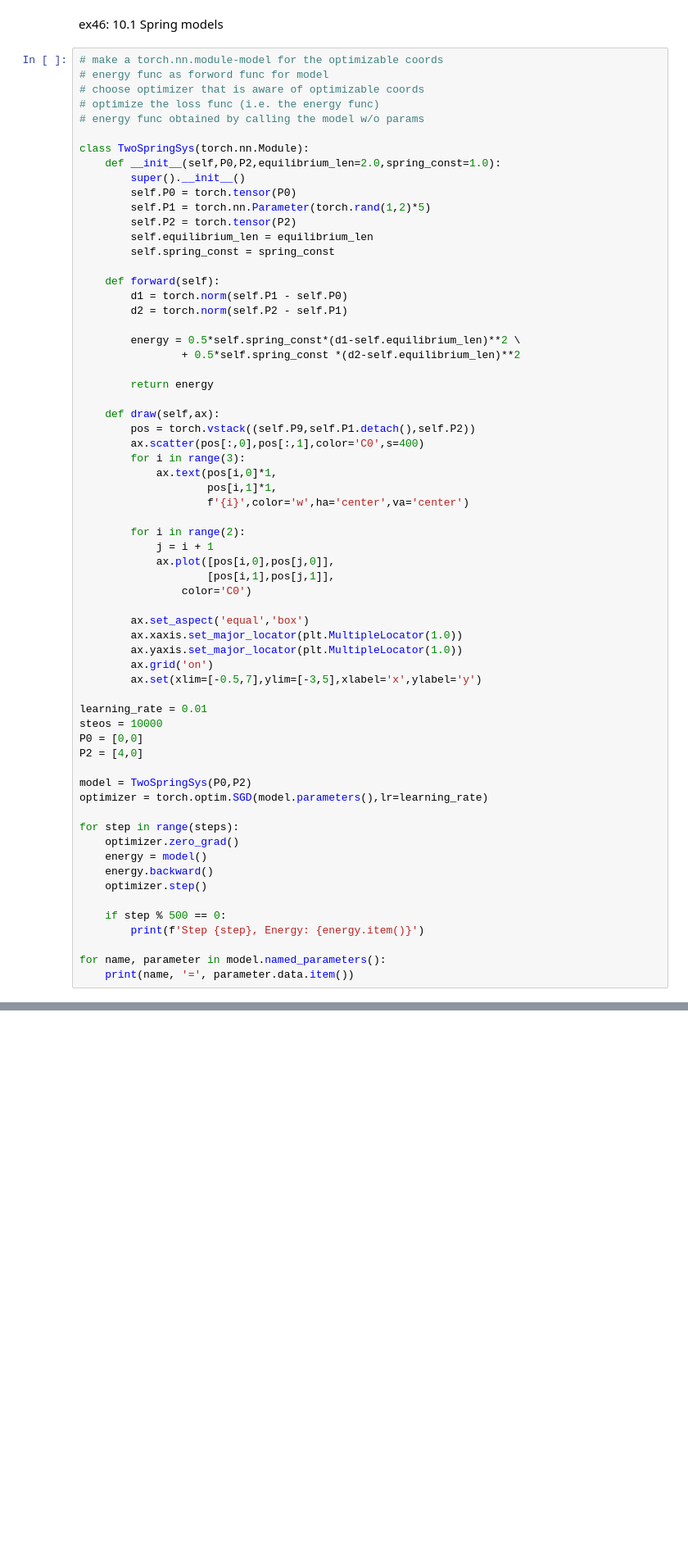
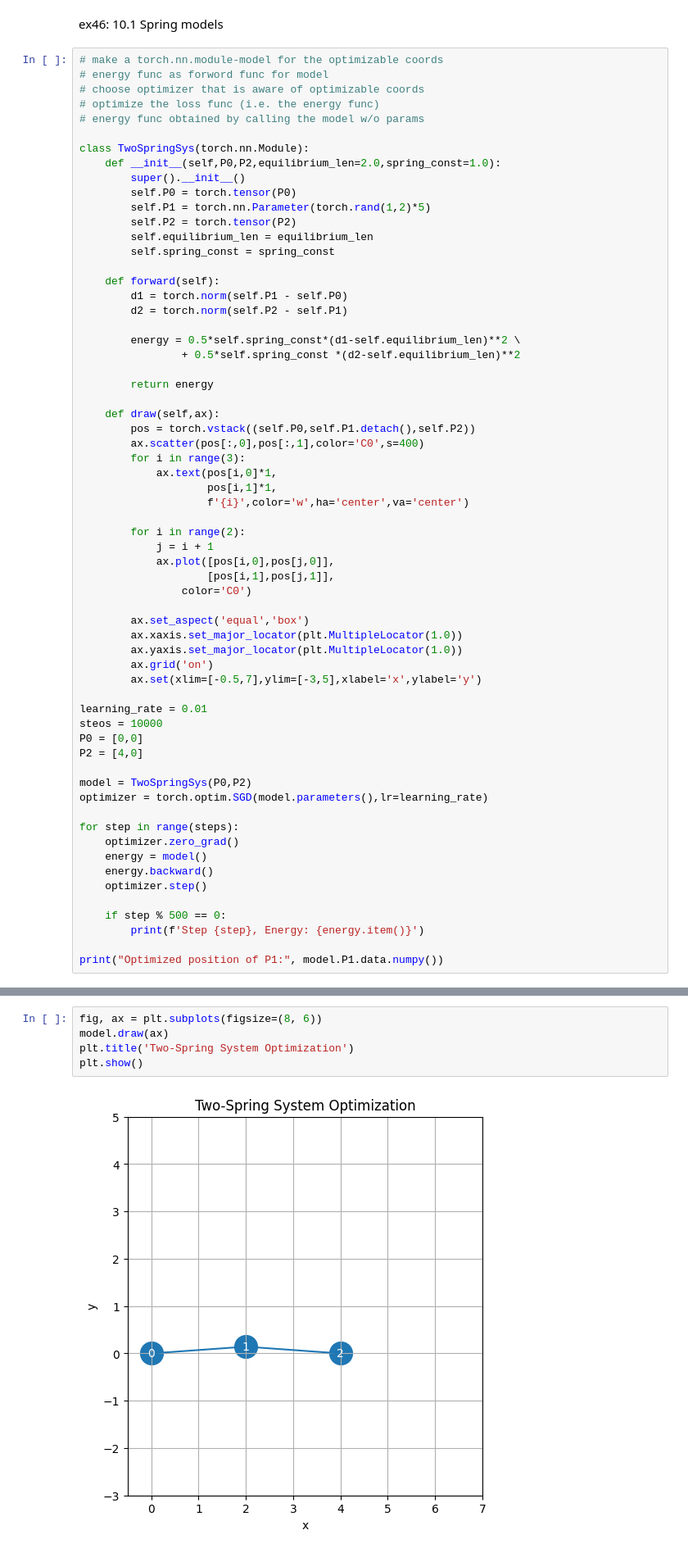
Before and after one commit to Justusperthes/Comphy, a Jupyter notebook: w8/torch.ipynb, the cells around one changed output, grey strips where cells are left out. Shown at 82% size. Cells and saved outputs as stored; diff of their text form; blank space fills up the shorter version.

```diff
--- a/w8/torch.ipynb
+++ b/w8/torch.ipynb
@@ -1043,7 +1043,7 @@ class TwoSpringSys(torch.nn.Module):
         return energy
 
     def draw(self,ax):
-        pos = torch.vstack((self.P9,self.P1.detach(),self.P2))
+        pos = torch.vstack((self.P0,self.P1.detach(),self.P2))
         ax.scatter(pos[:,0],pos[:,1],color='C0',s=400)
         for i in range(3):
             ax.text(pos[i,0]*1,
@@ -1079,6 +1079,5 @@ for step in range(steps):
     if step % 500 == 0:
         print(f'Step {step}, Energy: {energy.item()}')
 
-for name, parameter in model.named_parameters():
-    print(name, '=', parameter.data.item())
+print("Optimized position of P1:", model.P1.data.numpy())
 # %% [output]
@@ -1105,0 +1101,7 @@ RuntimeError: a Tensor with 2 elements cannot be converted to Scalar
+# %%
+fig, ax = plt.subplots(figsize=(8, 6))
+model.draw(ax)
+plt.title('Two-Spring System Optimization')
+plt.show()
+# %% [output]
+[figure, added]
```
Also changed, not shown: parts of 1 cell of this notebook.
